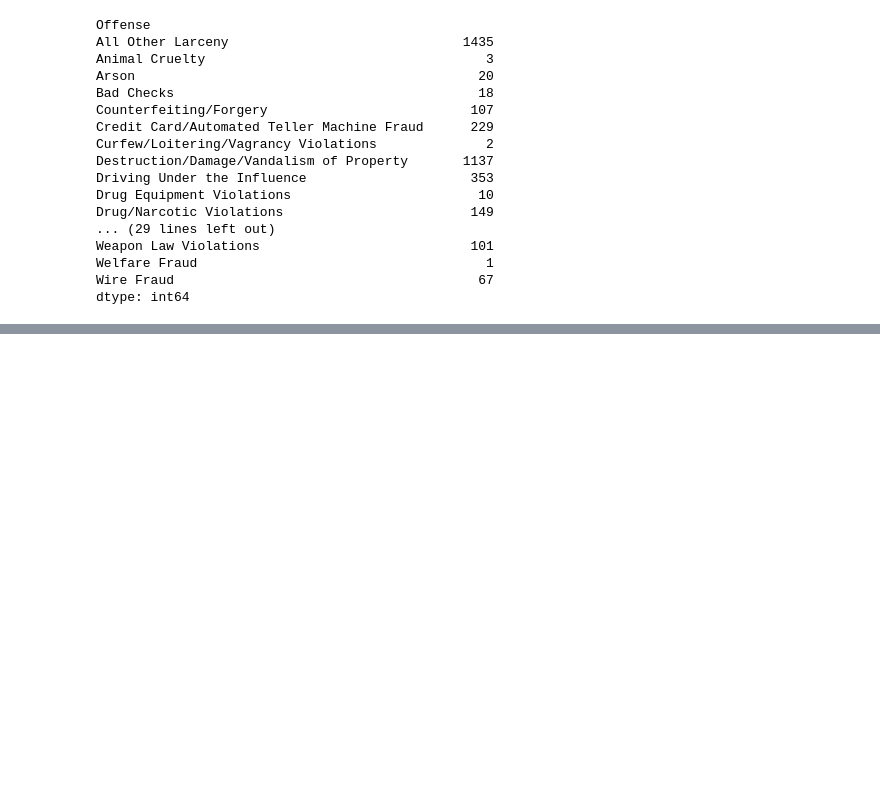
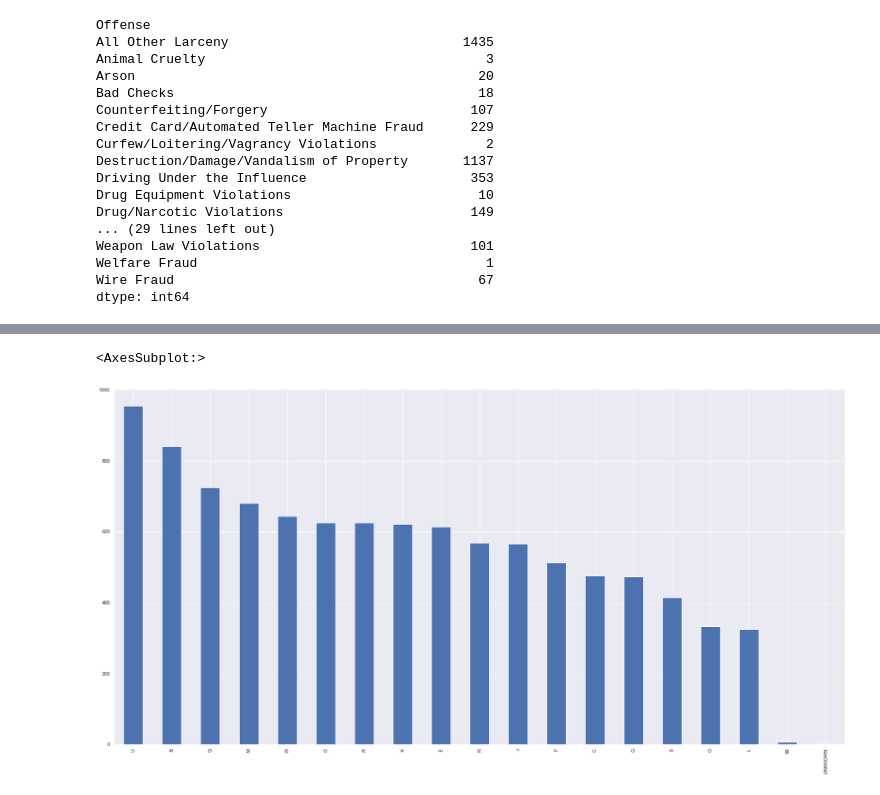
Before and after one commit to msenosain/spd-use-of-force_DS4A, a Jupyter notebook: notebooks/13_EDA_crime.ipynb, the cells around one changed output, grey strips where cells are left out. Drawn from its saved outputs; the diff is of its cells as text; code cells hidden in the pictures; blank space fills up the shorter version.

```diff
--- a/notebooks/13_EDA_crime.ipynb
+++ b/notebooks/13_EDA_crime.ipynb
@@ -223,0 +291,5 @@ sns.countplot(y="Offense", data=df, palette='rainbow')
+# %%
+df['Sector'].value_counts().plot(kind='bar', figsize=(30,15))
+# %% [output]
+<AxesSubplot:>
+[figure, added]
```
Also changed, not shown: parts of 23 cells of this notebook.
